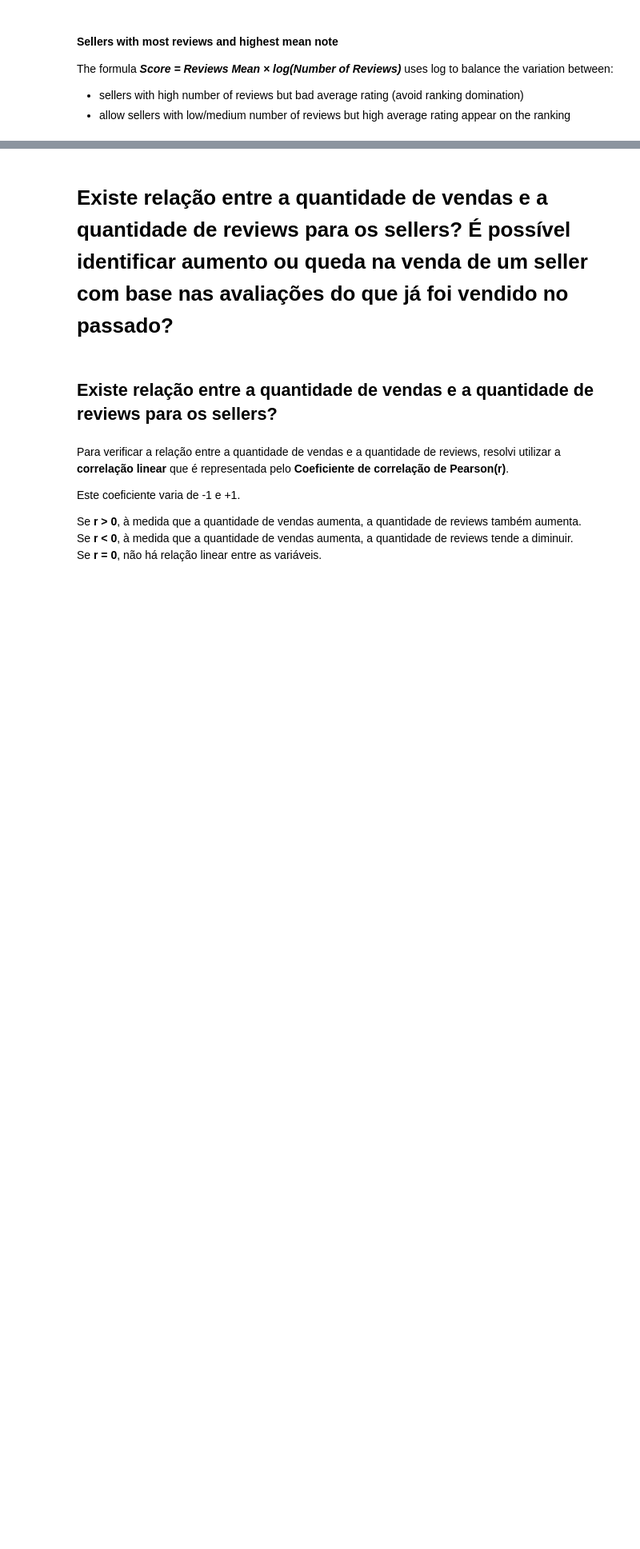
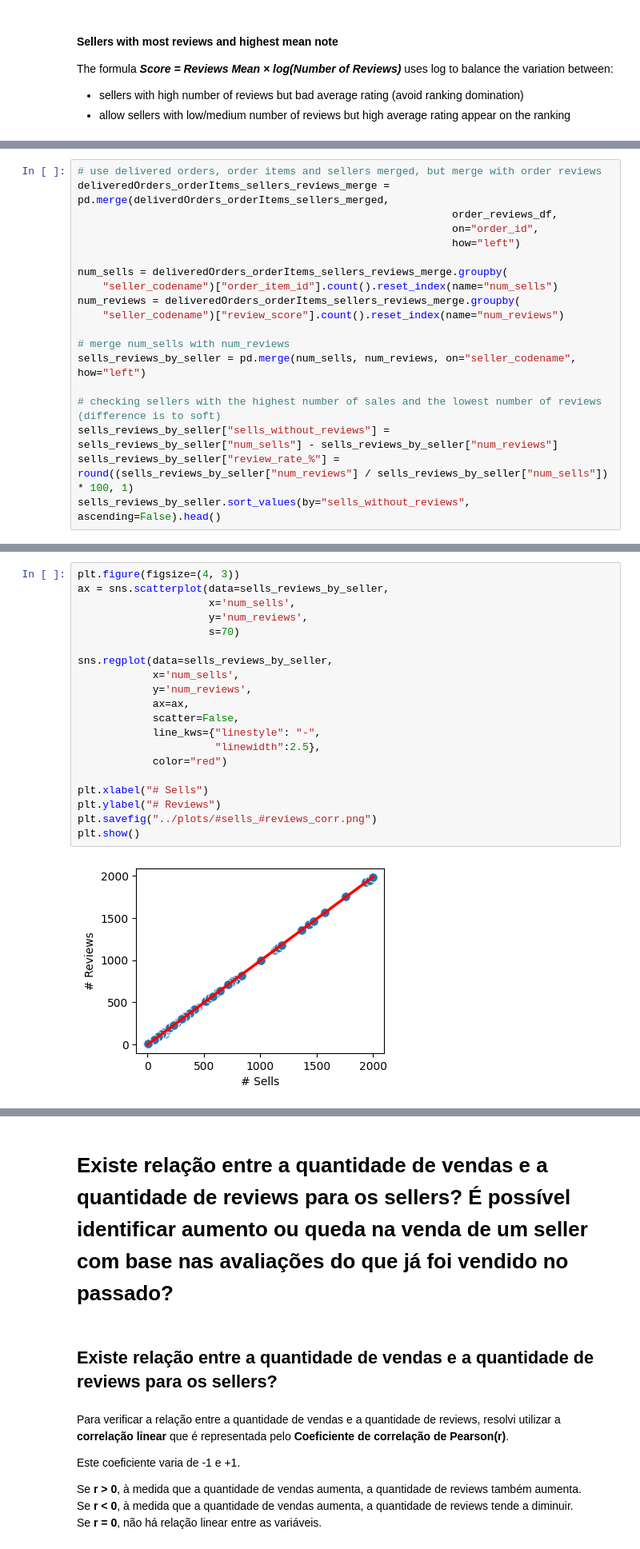
Before and after one commit to matsa0/desafio-sprint02-data-analysis, a Jupyter notebook: analise_exploratoria/eda.ipynb, the cells around one changed output, grey strips where cells are left out. Shown at 80% size. Saved outputs shown, nothing was run; the diff lists cells and outputs as text; blank space fills up the shorter version.

```diff
--- a/analise_exploratoria/eda.ipynb
+++ b/analise_exploratoria/eda.ipynb
@@ -768,0 +758,19 @@ NameError: name 'ymax' is not defined
+# %%
+# use delivered orders, order items and sellers merged, but merge with order reviews
+deliveredOrders_orderItems_sellers_reviews_merge = pd.merge(deliverdOrders_orderItems_sellers_merged,
+                                                            order_reviews_df,
+                                                            on="order_id",
+                                                            how="left")
+
+num_sells = deliveredOrders_orderItems_sellers_reviews_merge.groupby(
+    "seller_codename")["order_item_id"].count().reset_index(name="num_sells")
+num_reviews = deliveredOrders_orderItems_sellers_reviews_merge.groupby(
+    "seller_codename")["review_score"].count().reset_index(name="num_reviews")
+
+# merge num_sells with num_reviews
+sells_reviews_by_seller = pd.merge(num_sells, num_reviews, on="seller_codename", how="left")
+
+# checking sellers with the highest number of sales and the lowest number of reviews (difference is to soft)
+sells_reviews_by_seller["sells_without_reviews"] = sells_reviews_by_seller["num_sells"] - sells_reviews_by_seller["num_reviews"]
+sells_reviews_by_seller["review_rate_%"] =  round((sells_reviews_by_seller["num_reviews"] / sells_reviews_by_seller["num_sells"]) * 100, 1)
+sells_reviews_by_seller.sort_values(by="sells_without_reviews", ascending=False).head()
@@ -768,0 +786,22 @@ NameError: name 'ymax' is not defined
+# %%
+plt.figure(figsize=(4, 3))
+ax = sns.scatterplot(data=sells_reviews_by_seller,
+                     x='num_sells',
+                     y='num_reviews',
+                     s=70)
+
+sns.regplot(data=sells_reviews_by_seller,
+            x='num_sells',
+            y='num_reviews',
+            ax=ax,
+            scatter=False,
+            line_kws={"linestyle": "-",
+                      "linewidth":2.5},
+            color="red")
+
+plt.xlabel("# Sells")
+plt.ylabel("# Reviews")
+plt.savefig("../plots/#sells_#reviews_corr.png")
+plt.show()
+# %% [output]
+[figure, added]
```
Also changed, not shown: parts of 86 cells of this notebook, 2 other files.
